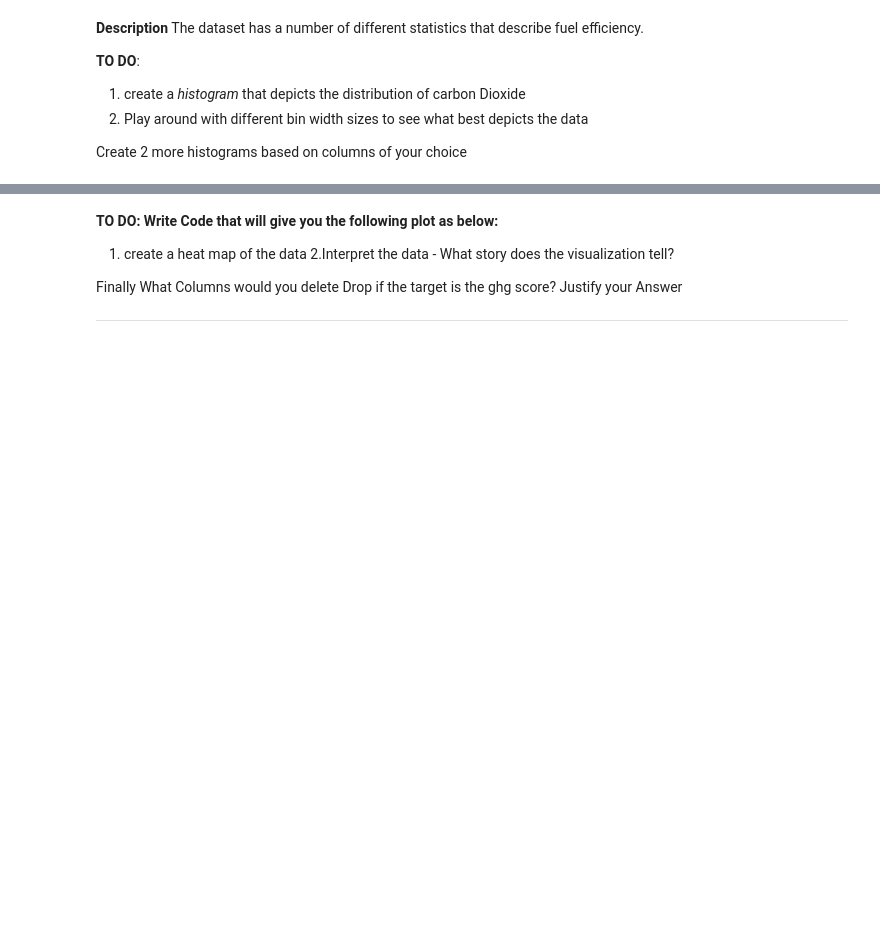
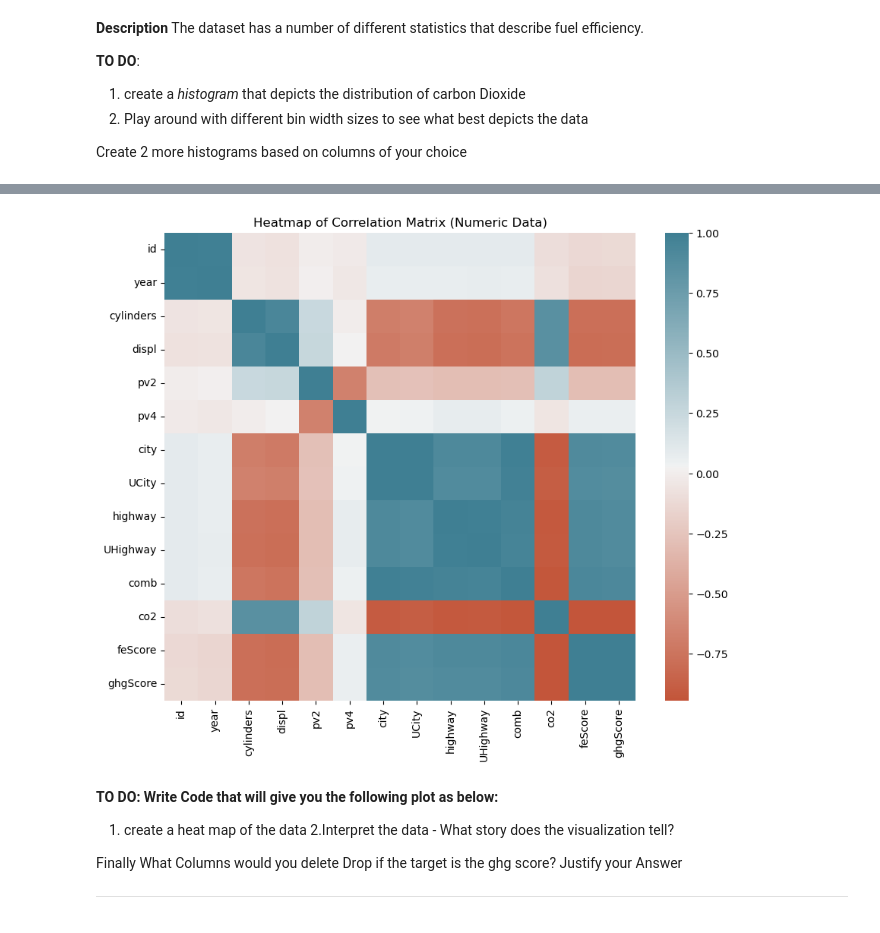
Before and after one commit to AkotoChristine/Project_Plotting_Peer_Group8, a Jupyter notebook: Plotting Assignment.ipynb, the cells around one changed output, grey strips where cells are left out. Drawn from its saved outputs; the diff is of its cells as text; code cells hidden in the pictures; blank space fills up the shorter version.

```diff
--- a/Plotting Assignment.ipynb
+++ b/Plotting Assignment.ipynb
@@ -77,3 +81,18 @@ plt.show()
+# %%
+# Select numeric columns only
+numeric_data = data.select_dtypes(include=["number"])
+
+# Compute the correlation matrix
+correlation_matrix = numeric_data.corr()
+pallete = sns.diverging_palette(20, 220, as_cmap=True)
+
+# Create the heatmap
+plt.figure(figsize=(10, 8))
+sns.heatmap(correlation_matrix,  annot=False, cmap=pallete,  cbar=True)
+plt.title("Heatmap of Correlation Matrix (Numeric Data)")
+plt.show()
+# %% [output]
+[figure, added]
 # %% [markdown]
 **TO DO: Write Code that will give you the following plot as below:**
 
```
Also changed, not shown: parts of 4 cells of this notebook.
